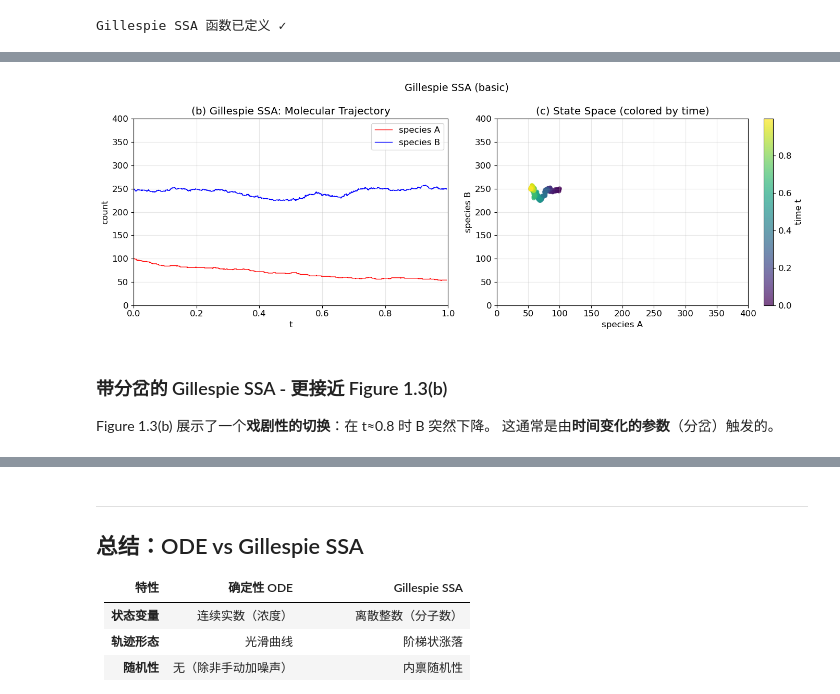
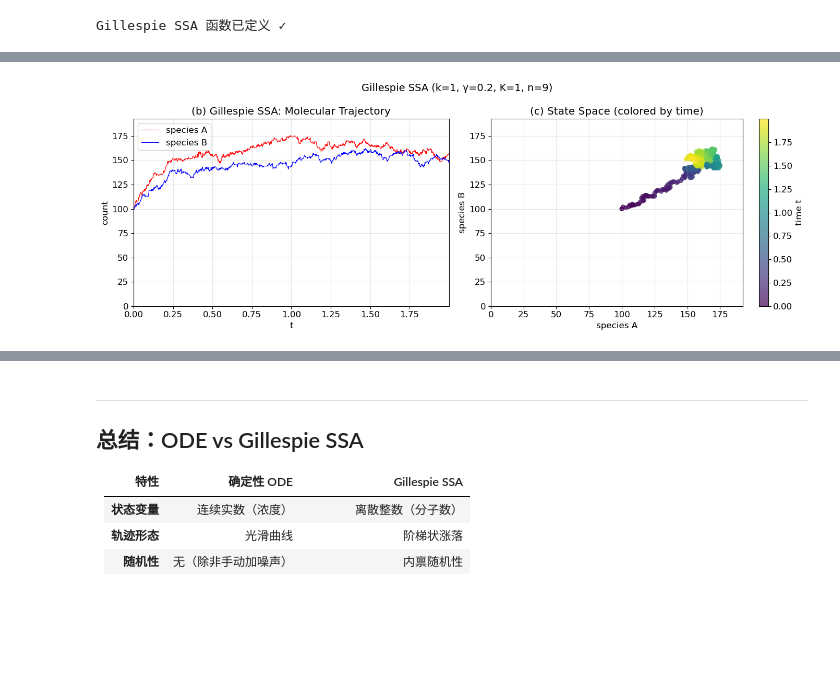
Before and after one commit to qhuang20/tutorial-system-biology, a Jupyter notebook: bistable_toggle_switch.ipynb, the cells around one changed output, grey strips where cells are left out. Cells and saved outputs as stored; diff of their text form; code cells hidden in the pictures; blank space fills up the shorter version.

```diff
--- a/bistable_toggle_switch.ipynb
+++ b/bistable_toggle_switch.ipynb
@@ -311,6 +327,9 @@ plt.show()
 # %%
+# 和前面完全等价！ 只是写法不同：
+
+
 def gillespie_toggle_switch(
-    T_max=1.0,
+    T_max=100,
     alpha_A=300.0, alpha_B=300.0,
     delta_A=1.0, delta_B=1.0,
     K=150.0, n=4.0,
@@ -426,40 +459,36 @@ print(f"最终状态：A = {A_ssa[-1]}, B = {B_ssa[-1]}")
 # %%
-# 绘制 Gillespie SSA 结果 - 类似 Figure 1.3(b)
+# 绘制 Gillespie SSA 结果 - 适配低分子数参数
 fig, axes = plt.subplots(1, 2, figsize=(14, 5))
 
 # (b) 时间轨迹 - 使用阶梯图展示离散跳跃
 ax1 = axes[0]
-ax1.step(t_ssa, A_ssa, 'r-', where='post', linewidth=1, label='species A')
-ax1.step(t_ssa, B_ssa, 'b-', where='post', linewidth=1, label='species B')
+ax1.step(t_ssa, A_ssa, 'r-', where='post', linewidth=0.8, label='species A')
+ax1.step(t_ssa, B_ssa, 'b-', where='post', linewidth=0.8, label='species B')
 ax1.set_xlabel('t')
 ax1.set_ylabel('count')
 ax1.set_title('(b) Gillespie SSA: Molecular Trajectory')
 ax1.legend()
-ax1.set_xlim(0, 1)
-ax1.set_ylim(0, 400)
+ax1.set_xlim(0, t_ssa[-1])  # 自动适配模拟时间
+ax1.set_ylim(0, max(max(A_ssa), max(B_ssa)) * 1.1)  # 自动适配分子数
 ax1.grid(alpha=0.3)
 
 # (c) 状态空间散点，颜色表示时间
 ax2 = axes[1]
 # 均匀采样一些点用于散点图
-sample_idx = np.linspace(0, len(t_ssa)-1, min(200, len(t_ssa))).astype(int)
+sample_idx = np.linspace(0, len(t_ssa)-1, min(500, len(t_ssa))).astype(int)
 sc = ax2.scatter(A_ssa[sample_idx], B_ssa[sample_idx], c=t_ssa[sample_idx],
                   s=30, cmap='viridis', alpha=0.7)
 ax2.set_xlabel('species A')
 ax2.set_ylabel('species B')
 ax2.set_title('(c) State Space (colored by time)')
 plt.colorbar(sc, ax=ax2, label='time t')
-ax2.set_xlim(0, 400)
-ax2.set_ylim(0, 400)
+max_val = max(max(A_ssa), max(B_ssa)) * 1.1
+ax2.set_xlim(0, max_val)  # 自动适配
+ax2.set_ylim(0, max_val)  # 自动适配
 ax2.grid(alpha=0.3)
 
-plt.suptitle('Gillespie SSA (basic)', fontsize=14)
+plt.suptitle('Gillespie SSA (k=1, γ=0.2, K=1, n=9)', fontsize=14)
 plt.tight_layout()
 plt.show()
 # %% [output]
-[figure, old version]
+[figure, new version]
-# %% [markdown]
-### 带分岔的 Gillespie SSA - 更接近 Figure 1.3(b)
-
-Figure 1.3(b) 展示了一个**戏剧性的切换**：在 t≈0.8 时 B 突然下降。
-这通常是由**时间变化的参数**（分岔）触发的。
```
Also changed, not shown: parts of 14 cells of this notebook, 1 other file.
